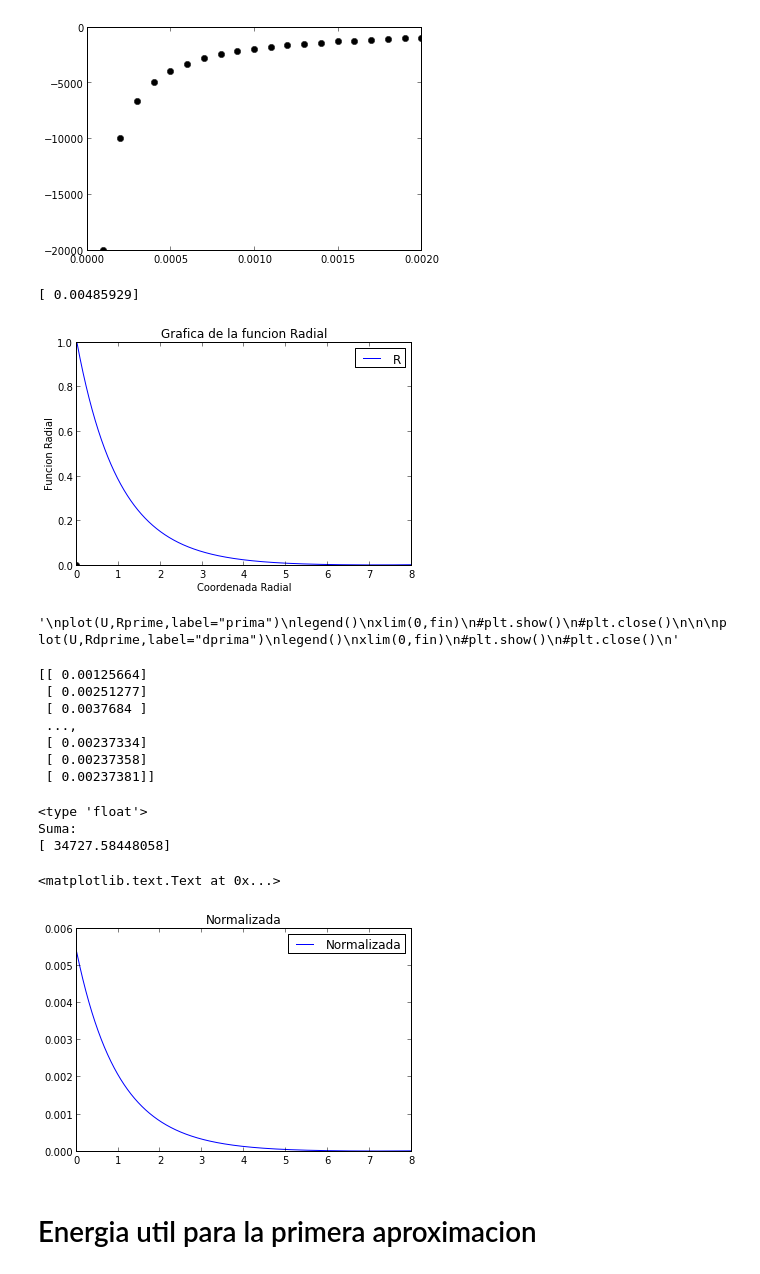
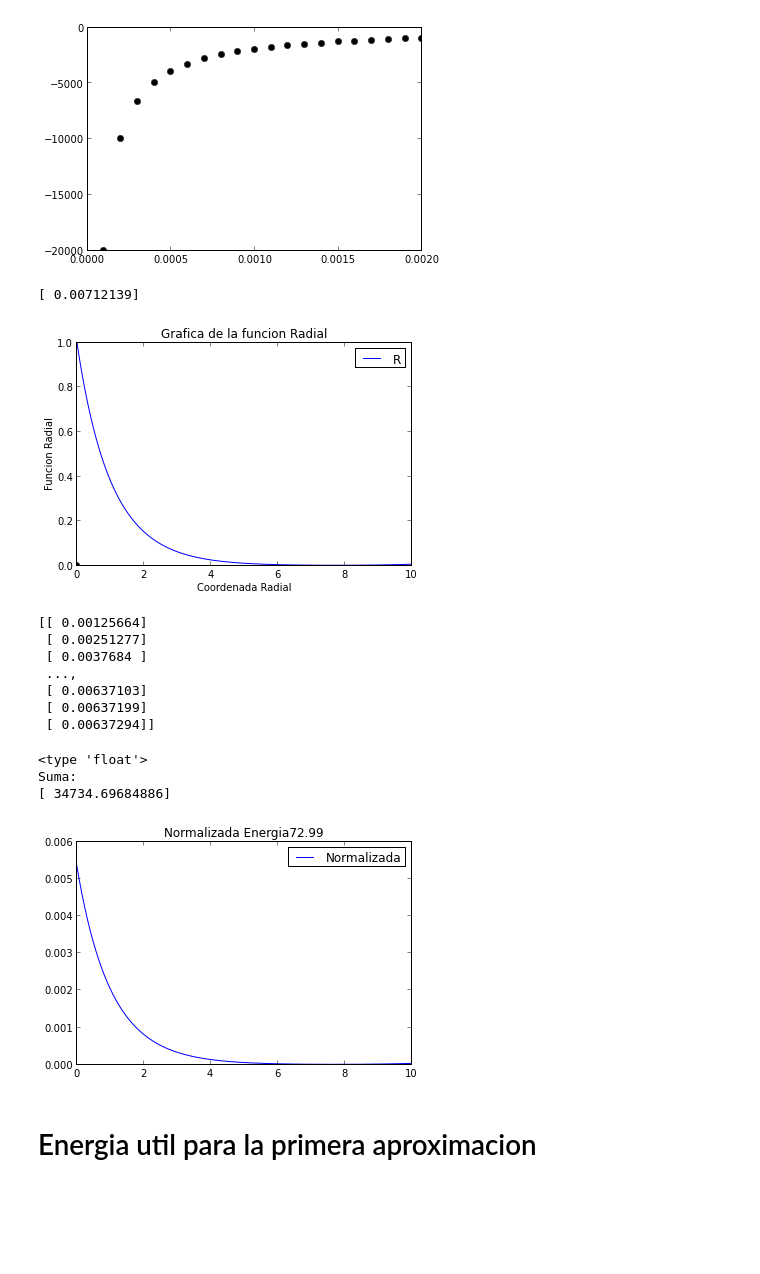
Before and after one commit to daniel-lozano/Atomica, a Jupyter notebook: Atomo_de_Helio.ipynb, the cells around one changed output. Drawn from its saved outputs; the diff is of its cells as text; code cells hidden in the pictures; blank space fills up the shorter version.

```diff
--- a/Atomo_de_Helio.ipynb
+++ b/Atomo_de_Helio.ipynb
@@ -14,7 +13,7 @@ l=0
 z=2
 Eo=(z**2)*(-13.6)
 e=math.e
-Umax=80000
+Umax=100000
 U=np.zeros([Umax,1],dtype=float)
 # %%
 R=np.zeros([Umax,1],dtype=float)
@@ -66,8 +63,8 @@ def llenar(i,E,dui):
     Rdprime[i]=((-2*Rprime[i])/U[i]+((-E/Eo)+Po[i]+l*(l+1)/(U[i]**2))*R[i])
 # %%
-Energia=73
+Energia=72.99
 for i in range(shape(U)[0]-1):
     llenar(i+1,Energia,du)
 print R[Umax-1]
 # %% [output]
-[ 0.00485929]
+[ 0.00712139]
@@ -91,25 +86,8 @@ savefig("funcion1.pdf")
 
 plt.show()
 plt.close()
-
-
-"""
-plot(U,Rprime,label="prima")
-legend()
-xlim(0,fin)
-#plt.show()
-#plt.close()
-
-
-plot(U,Rdprime,label="dprima")
-legend()
-xlim(0,fin)
-#plt.show()
-#plt.close()
-"""
 # %% [output]
-[figure, old version]
+[figure, new version]
-'\nplot(U,Rprime,label="prima")\nlegend()\nxlim(0,fin)\n#plt.show()\n#plt.close()\n\n\nplot(U,Rdprime,label="dprima")\nlegend()\nxlim(0,fin)\n#plt.show()\n#plt.close()\n'
 # %%
 proba=np.zeros([Umax,1],dtype=float)
 probaNor=np.zeros([Umax,1],dtype=float)
@@ -126,38 +104,38 @@ print proba
  [ 0.00251277]
  [ 0.0037684 ]
  ...,
- [ 0.00237334]
- [ 0.00237358]
- [ 0.00237381]]
+ [ 0.00637103]
+ [ 0.00637199]
+ [ 0.00637294]]
 # %%
 """
 se saca la suma de la probabilidad
 """
 suma=0.0
 print type(suma)
 for i in range(Umax):
     suma=suma+proba[i]
 
 """
 tomamos la funcion normalizada
 """
 
 Norma=np.zeros([Umax,1],dtype=float)
 
 for i in range(Umax):
     Norma[i]=R[i]/(suma)**(0.5)
 print "Suma:"
 print suma
 
 plot(U,Norma,label="Normalizada")
 legend()
-plt.title("Normalizada")
+plt.title("Normalizada Energia"+str(Energia))
+savefig("Normalizada.pdf")
 # %% [output]
 <type 'float'>
 Suma:
-[ 34727.58448058]
+[ 34734.69684886]
-<matplotlib.text.Text at 0x...>
-[figure, old version]
+[figure, new version]
 # %% [markdown]
 # Energia util para la primera aproximacion
 # %%
```
Also changed, not shown: parts of 24 cells of this notebook, 7 other files.
